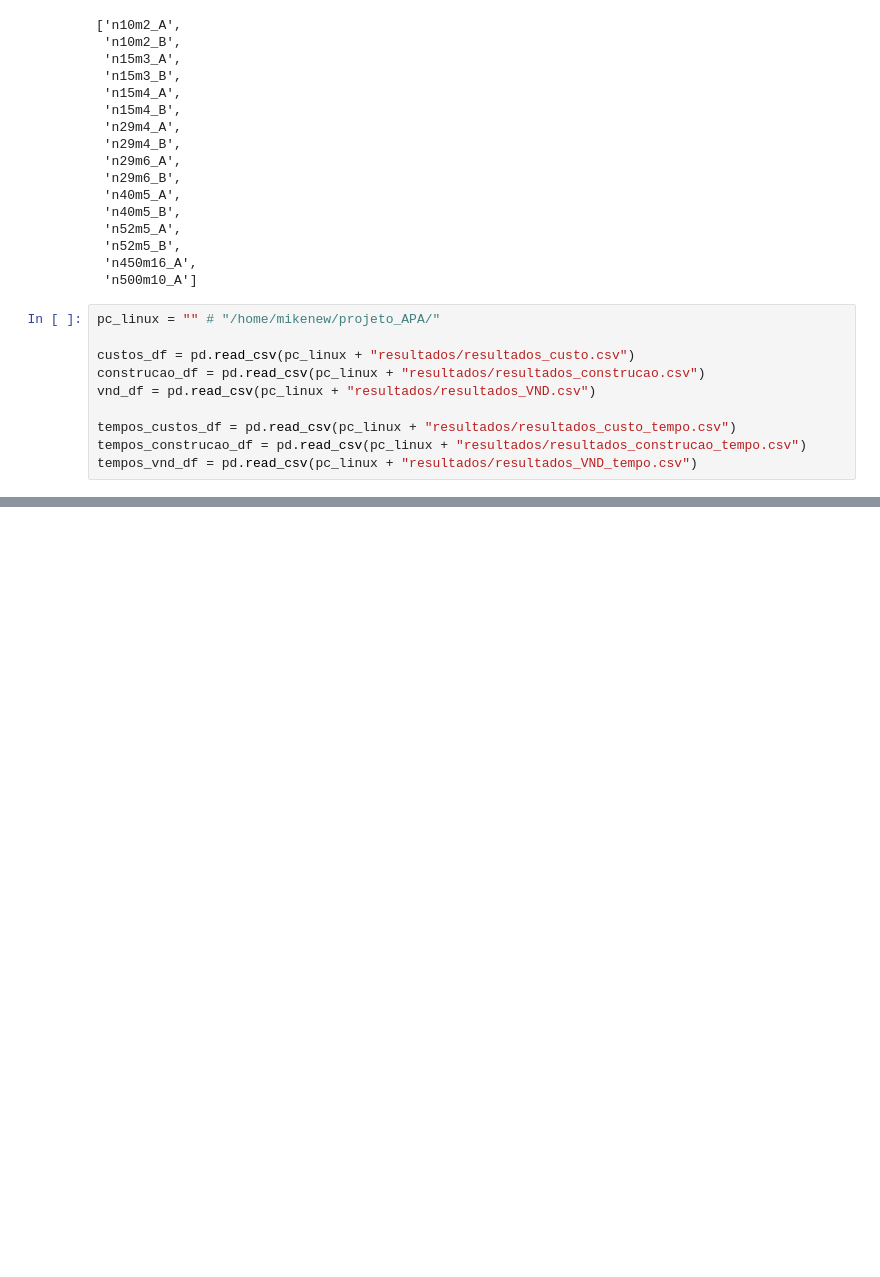
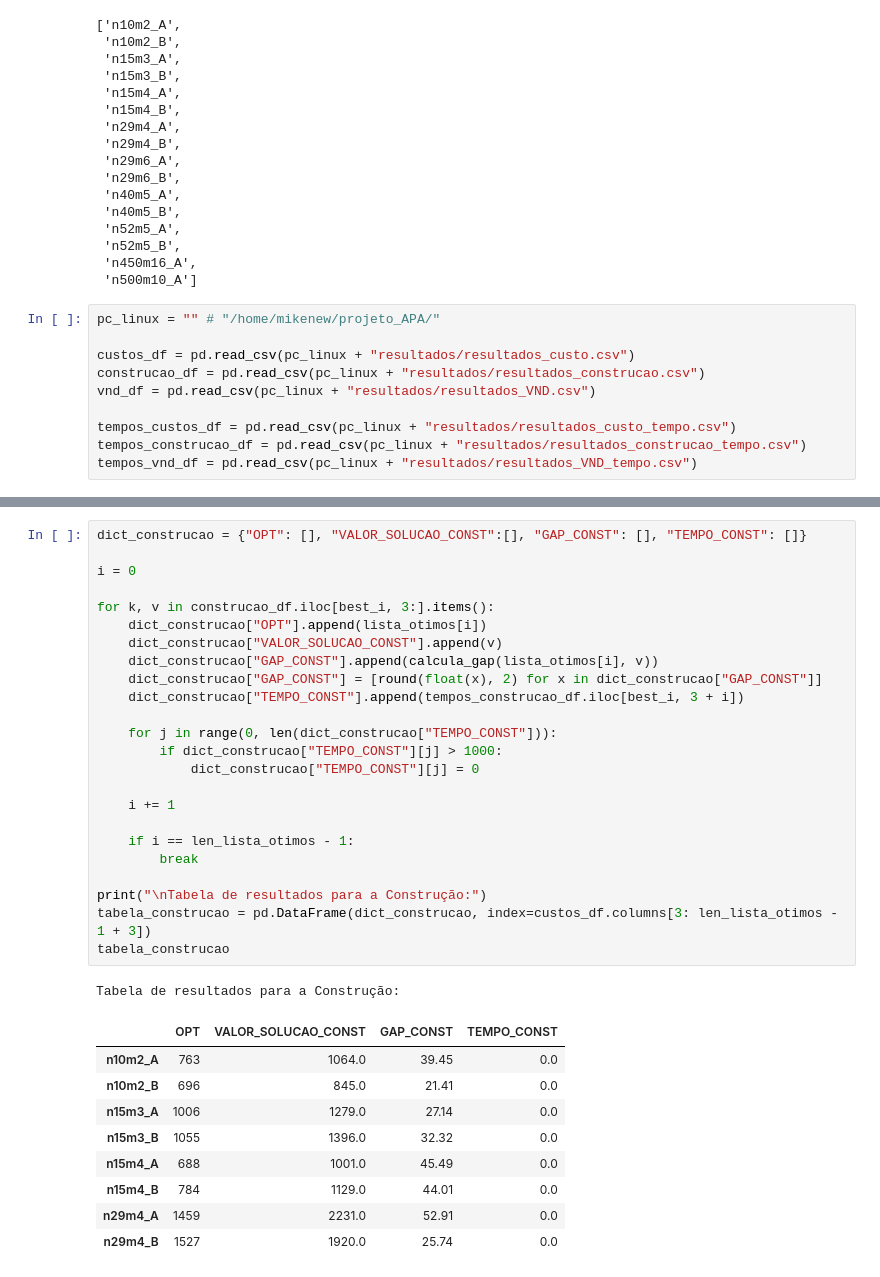
Before and after one commit to Guilherme-iram/projeto_APA, a Jupyter notebook: estatistica_resultados.ipynb, the cells around one changed output, grey strips where cells are left out. Saved outputs shown, nothing was run; the diff lists cells and outputs as text; blank space fills up the shorter version.

```diff
--- a/estatistica_resultados.ipynb
+++ b/estatistica_resultados.ipynb
@@ -142,2 +142,37 @@ Linha 39, EXEC:   1, GRAPS: 512, ILS:   8, 2272.625
 
 Melhor resultado: 2244.9375 na linha 36
+# %%
+dict_construcao = {"OPT": [], "VALOR_SOLUCAO_CONST":[], "GAP_CONST": [], "TEMPO_CONST": []}
+
+i = 0
+
+for k, v in construcao_df.iloc[best_i, 3:].items():
+    dict_construcao["OPT"].append(lista_otimos[i])
+    dict_construcao["VALOR_SOLUCAO_CONST"].append(v)
+    dict_construcao["GAP_CONST"].append(calcula_gap(lista_otimos[i], v))
+    dict_construcao["GAP_CONST"] = [round(float(x), 2) for x in dict_construcao["GAP_CONST"]]
+    dict_construcao["TEMPO_CONST"].append(tempos_construcao_df.iloc[best_i, 3 + i])
+
+    for j in range(0, len(dict_construcao["TEMPO_CONST"])):
+        if dict_construcao["TEMPO_CONST"][j] > 1000:
+            dict_construcao["TEMPO_CONST"][j] = 0
+
+    i += 1
+
+    if i == len_lista_otimos - 1:
+        break
+
+print("\nTabela de resultados para a Construção:")
+tabela_construcao = pd.DataFrame(dict_construcao, index=custos_df.columns[3: len_lista_otimos - 1 + 3])
+tabela_construcao
+# %% [output]
+Tabela de resultados para a Construção:
+|  | OPT | VALOR_SOLUCAO_CONST | GAP_CONST | TEMPO_CONST |
+| n10m2_A | 763 | 1064.0 | 39.45 | 0.0 |
+| n10m2_B | 696 | 845.0 | 21.41 | 0.0 |
+| n15m3_A | 1006 | 1279.0 | 27.14 | 0.0 |
+| n15m3_B | 1055 | 1396.0 | 32.32 | 0.0 |
+| n15m4_A | 688 | 1001.0 | 45.49 | 0.0 |
+| n15m4_B | 784 | 1129.0 | 44.01 | 0.0 |
+| n29m4_A | 1459 | 2231.0 | 52.91 | 0.0 |
+| n29m4_B | 1527 | 1920.0 | 25.74 | 0.0 |
```
Also changed, not shown: parts of 8 cells of this notebook, 8 other files.
